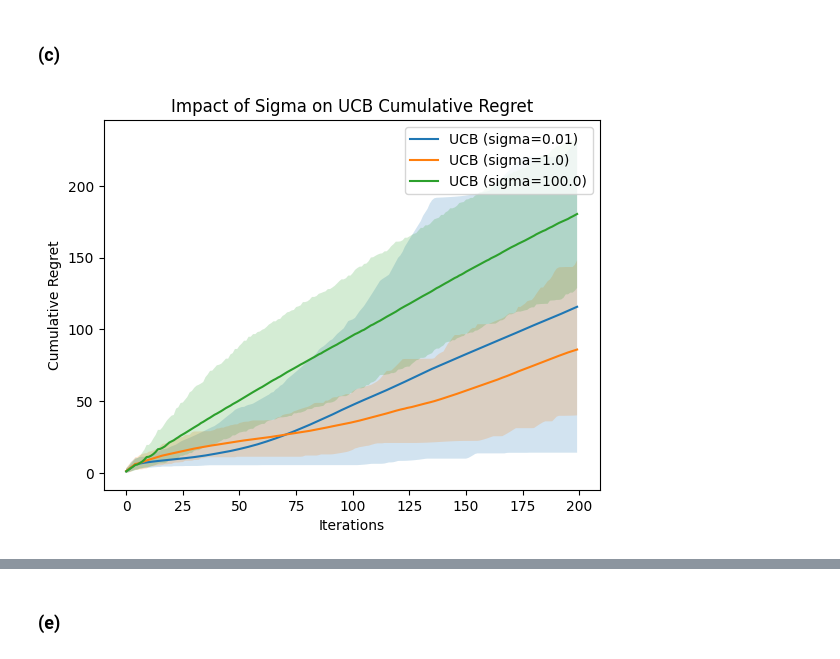
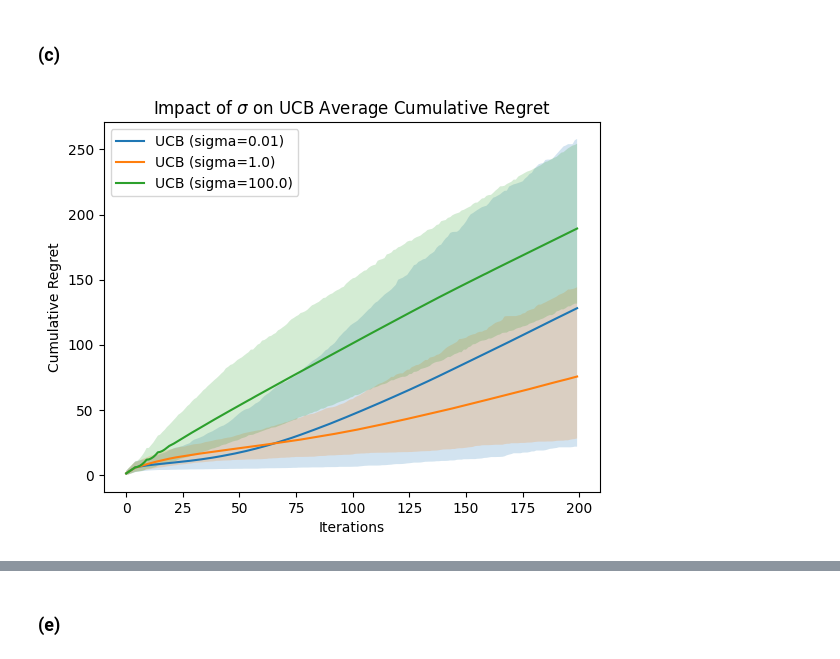
Before and after one commit to loggedin/reinforcement-learning, a Jupyter notebook: Nonstationary_Environment.ipynb, the cells around one changed output, grey strips where cells are left out. Saved outputs shown, nothing was run; the diff lists cells and outputs as text; code cells hidden in the pictures.

```diff
--- a/Nonstationary_Environment.ipynb
+++ b/Nonstationary_Environment.ipynb
@@ -157,8 +157,8 @@ T, K, sigma = 200, 5, 1
 
 #array = np.tile(np.arange(0.1, 1.1, 0.1), (1000, 1)).T
 
-regrets = np.zeros((100, T))
-for sim in range(100):
+regrets = np.zeros((1000, T))
+for sim in range(1000):
     mean_rewards = generate_mean_rewards()
     bandits_env = GetArms(K, mean_rewards, sigma)
     for arm in bandits_env:
@@ -167,39 +167,39 @@ for sim in range(100):
     regrets[sim] = np.cumsum(UpperConfidenceBound(bandits_env, T)[1])
 mean_regrets = np.mean(regrets, axis=0)
 sorted_regrets = np.sort(regrets, axis=0)
-CB95 = sorted_regrets[94]
-CB5 = sorted_regrets[4]
+CB95 = sorted_regrets[949]
+CB5 = sorted_regrets[49]
 plt.plot(mean_regrets, label='UCB', color='b')
 plt.fill_between(np.arange(T), CB5, CB95, alpha=0.2, color='b')
 
-regrets = np.zeros((100, T))
+regrets = np.zeros((1000, T))
 standard_priors = np.tile(np.array([0, 10]), (K, 1))
-for sim in range(100):
+for sim in range(1000):
     mean_rewards = generate_mean_rewards()
     bandits_env = GetArms(K, mean_rewards, sigma)
     regrets[sim] = np.cumsum(ThompsonSampling_Gaussian(bandits_env, standard_priors, T)[1])
 mean_regrets = np.mean(regrets, axis=0)
 sorted_regrets = np.sort(regrets, axis=0)
-CB95 = sorted_regrets[94]
-CB5 = sorted_regrets[4]
+CB95 = sorted_regrets[949]
+CB5 = sorted_regrets[49]
 plt.plot(mean_regrets, label='Thompson', color='r')
 plt.fill_between(np.arange(T), CB5, CB95, alpha=0.2, color='r')
 
-regrets = np.zeros((100, T))
-for sim in range(100):
+regrets = np.zeros((1000, T))
+for sim in range(1000):
     mean_rewards = generate_mean_rewards()
     bandits_env = GetArms(K, mean_rewards, sigma)
     regrets[sim] = np.cumsum(UniformSampling(bandits_env, T)[1])
 mean_regrets = np.mean(regrets, axis=0)
 sorted_regrets = np.sort(regrets, axis=0)
-CB95 = sorted_regrets[94]
-CB5 = sorted_regrets[4]
+CB95 = sorted_regrets[949]
+CB5 = sorted_regrets[49]
 plt.plot(mean_regrets, label='Uniform Sampling', color='g')
 plt.fill_between(np.arange(T), CB5, CB95, alpha=0.2, color='g')
 
-plt.legend()
+plt.legend(loc='upper left')
 plt.xlabel('Iterations')
 plt.ylabel('Cumulative Regret')
-plt.title('Average Cumulative Regret And Confidence Bounds With Different Algorithms')
-plt.savefig('2b.png', dpi=300)
+plt.title('Nonstationary Compatible Implementation')
+plt.show()
 # %% [output]
@@ -207,28 +207,29 @@ plt.savefig('2b.png', dpi=300)
 # %% [markdown]
 ### (c)
 # %%
+T, K = 200, 5
 sigmas = [0.01, 1.0, 100.0]
 
 for sigma in sigmas:
-    regrets = np.zeros((100, T))
-    for sim in range(100):
+    regrets = np.zeros((1000, T))
+    for sim in range(1000):
         mean_rewards = generate_mean_rewards()
         bandits_env = GetArms(K, mean_rewards, sigma)
         for arm in bandits_env:
             setattr(arm, 'ucb', 1000.0)
             setattr(arm, 'lcb', -1000.0)
         regrets[sim] = np.cumsum(UpperConfidenceBound(bandits_env, T)[1])
     mean_regrets = np.mean(regrets, axis=0)
     sorted_regrets = np.sort(regrets, axis=0)
-    CB95 = sorted_regrets[94]
-    CB5 = sorted_regrets[4]
+    CB95 = sorted_regrets[949]
+    CB5 = sorted_regrets[49]
     plt.plot(mean_regrets, label=f'UCB (sigma={sigma})')
     plt.fill_between(np.arange(T), CB5, CB95, alpha=0.2)
 
-plt.legend()
+plt.legend(loc='upper left')
 plt.xlabel('Iterations')
 plt.ylabel('Cumulative Regret')
-plt.title('Impact of Sigma on UCB Cumulative Regret')
-plt.show()
+plt.title(r'Impact of $\sigma$ on UCB Average Cumulative Regret')
+plt.savefig('2c_1', dpi=300)
 # %% [output]
-[figure, old version]
+[figure, new version]
```
Also changed, not shown: parts of 10 cells of this notebook.
